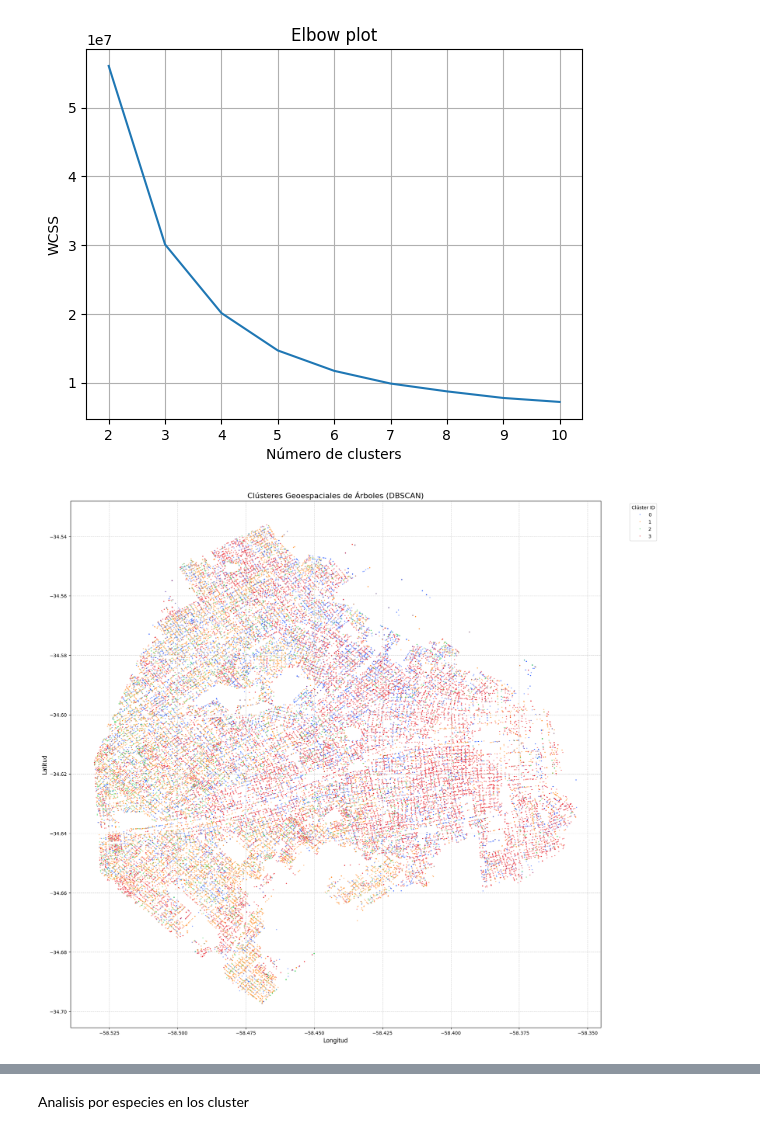
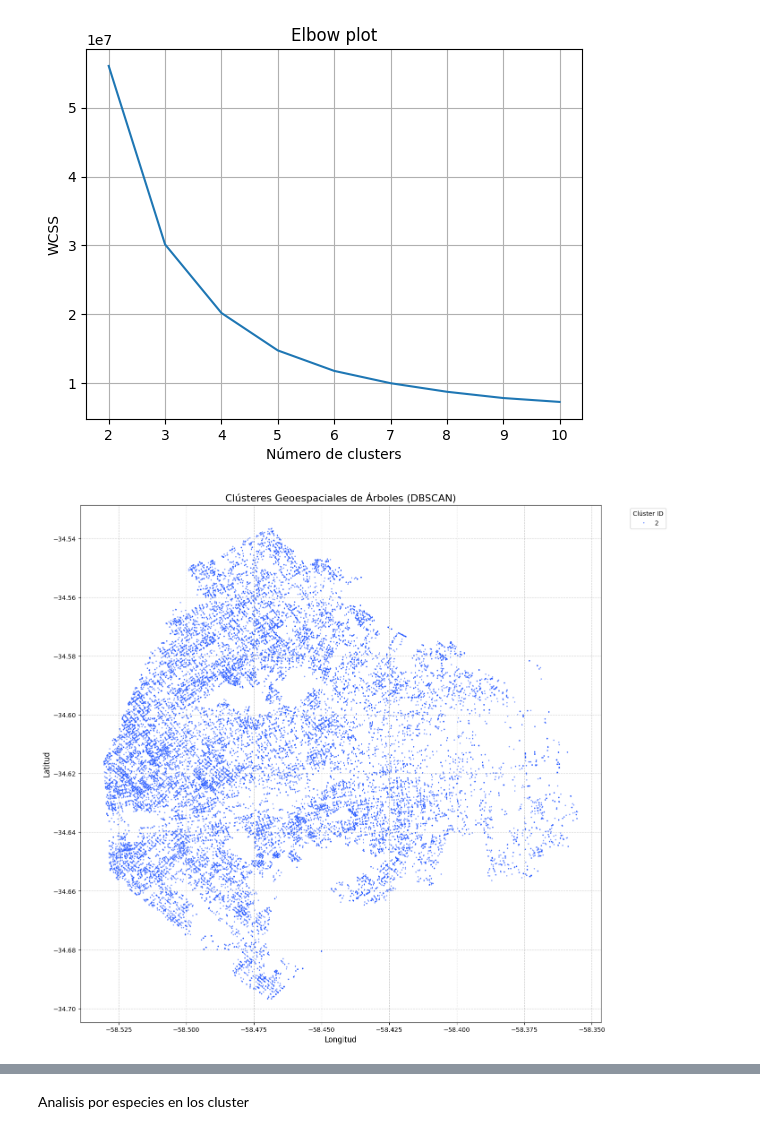
Before and after one commit to LautaroBarraza/TP-Ciencia-De-Datos-Grupo14, a Jupyter notebook: notebooks/analisis_clustering.ipynb, the cells around one changed output, grey strips where cells are left out. Drawn from its saved outputs; the diff is of its cells as text; code cells hidden in the pictures.

```diff
--- a/notebooks/analisis_clustering.ipynb
+++ b/notebooks/analisis_clustering.ipynb
@@ -26,2 +26,4 @@ memory usage: 38.0+ MB
 # %%
 datos_limpios=datos_limpios[datos_limpios['altura_arbol'].notna()]
+datos_limpios= datos_limpios[datos_limpios['nivel_plantera'].notna()]
+datos_limpios= datos_limpios[datos_limpios['estado_plantera'].notna()]
@@ -90,29 +112,31 @@ plt.show()
 # %%
 import seaborn as sns
 import matplotlib.pyplot as plt
 
+d= datos_limpios[datos_limpios['cluster_fenotipo']==2]
+
 # 1. Tomamos una muestra aleatoria (ej. 50,000 puntos) para que el gráfico sea legible
 # (Asumo que tu DataFrame se llama 'datos_arbolado' y ya tiene la columna 'cluster_espacial')
-df_sample_geo = datos_limpios.sample(n=min(50000, len(datos_limpios)), random_state=42)
+df_sample_geo = d.sample(n=min(32000, len(datos_limpios)), random_state=42)
 
 # 2. Creamos el scatter plot con Seaborn
-plt.figure(figsize=(20, 20))
+plt.figure(figsize=(15, 15))
 sns.scatterplot(
     data=df_sample_geo,
     x='long',
     y='lat',
     hue='cluster_fenotipo', # ¡Aquí está la magia!
     palette='bright',         # Paleta de colores vivos
     s=5,                    # Tamaño de punto pequeño
     alpha=0.5,              # Transparencia
     legend='full'
 )
 
 plt.title('Clústeres Geoespaciales de Árboles (DBSCAN)', fontsize=16)
 plt.xlabel('Longitud', fontsize=12)
 plt.ylabel('Latitud', fontsize=12)
 plt.legend(title='Clúster ID', bbox_to_anchor=(1.05, 1), loc=2)
 plt.grid(True, linestyle='--', alpha=0.6)
 plt.show()
 # %% [output]
-[figure, old version]
+[figure, new version]
```
Also changed, not shown: parts of 10 cells of this notebook, 8 other files.
